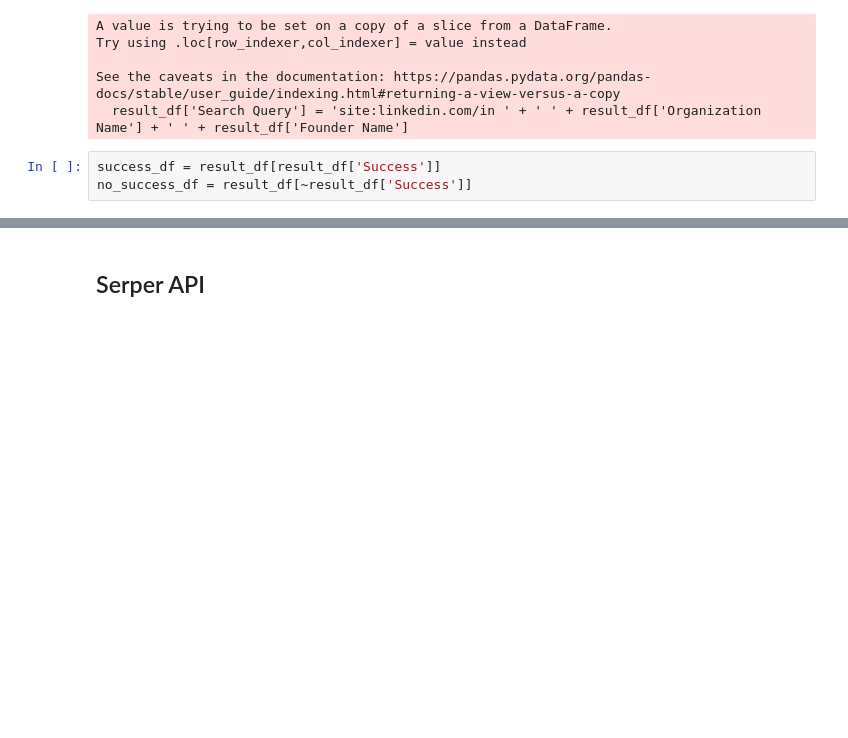
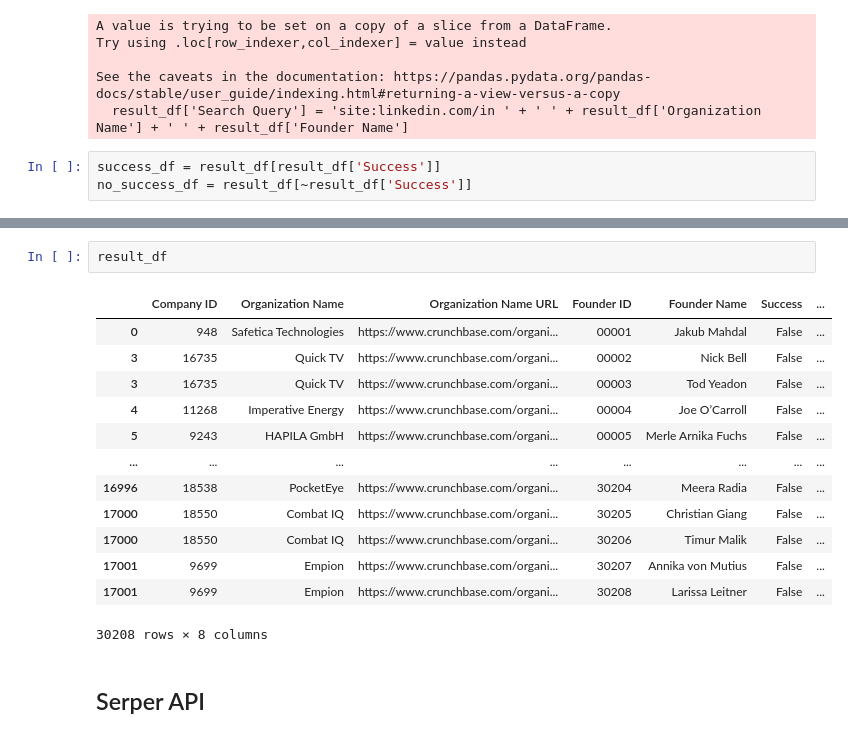
Before and after one commit to JDL05/Master-Thesis-Spatial-Proximity-Venture-Capital, a Jupyter notebook: notebook/founder_data/founder_data.ipynb, the cells around one changed output, grey strips where cells are left out. Drawn from its saved outputs; the diff is of its cells as text; blank space fills up the shorter version.

```diff
--- a/notebook/founder_data/founder_data.ipynb
+++ b/notebook/founder_data/founder_data.ipynb
@@ -51,3 +69,19 @@ no_success_df = result_df[~result_df['Success']]
+# %%
+result_df
+# %% [output]
+|  | Company ID | Organization Name | Organization Name URL | Founder ID | Founder Name | Success | ... |
+| 0 | 948 | Safetica Technologies | https://www.crunchbase.com/organi... | 00001 | Jakub Mahdal | False | ... |
+| 3 | 16735 | Quick TV | https://www.crunchbase.com/organi... | 00002 | Nick Bell | False | ... |
+| 3 | 16735 | Quick TV | https://www.crunchbase.com/organi... | 00003 | Tod Yeadon | False | ... |
+| 4 | 11268 | Imperative Energy | https://www.crunchbase.com/organi... | 00004 | Joe O’Carroll | False | ... |
+| 5 | 9243 | HAPILA GmbH | https://www.crunchbase.com/organi... | 00005 | Merle Arnika Fuchs | False | ... |
+| ... | ... | ... | ... | ... | ... | ... | ... |
+| 16996 | 18538 | PocketEye | https://www.crunchbase.com/organi... | 30204 | Meera Radia | False | ... |
+| 17000 | 18550 | Combat IQ | https://www.crunchbase.com/organi... | 30205 | Christian Giang | False | ... |
+| 17000 | 18550 | Combat IQ | https://www.crunchbase.com/organi... | 30206 | Timur Malik | False | ... |
+| 17001 | 9699 | Empion | https://www.crunchbase.com/organi... | 30207 | Annika von Mutius | False | ... |
+| 17001 | 9699 | Empion | https://www.crunchbase.com/organi... | 30208 | Larissa Leitner | False | ... |
+30208 rows × 8 columns
 # %% [markdown]
 ## Serper API
 # %%
```
Also changed, not shown: parts of 3 cells of this notebook, 19 other files.
